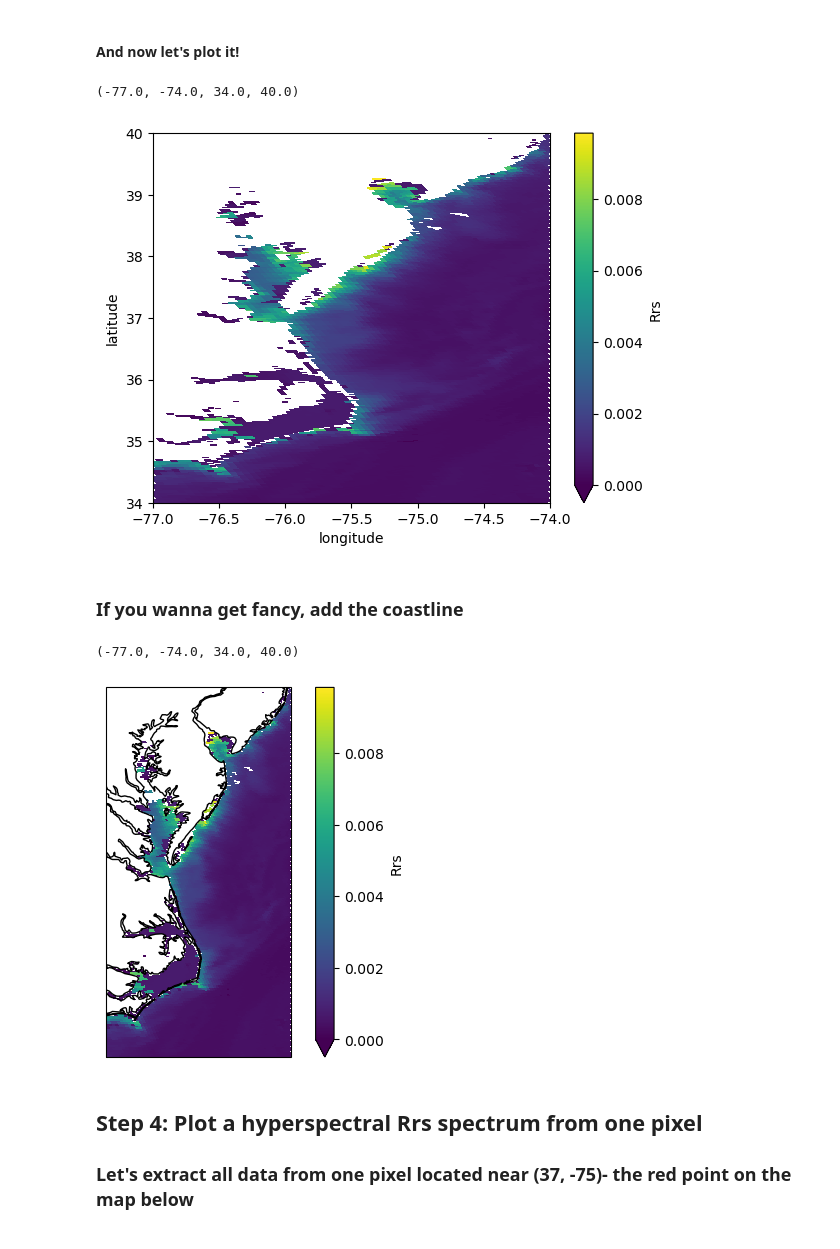
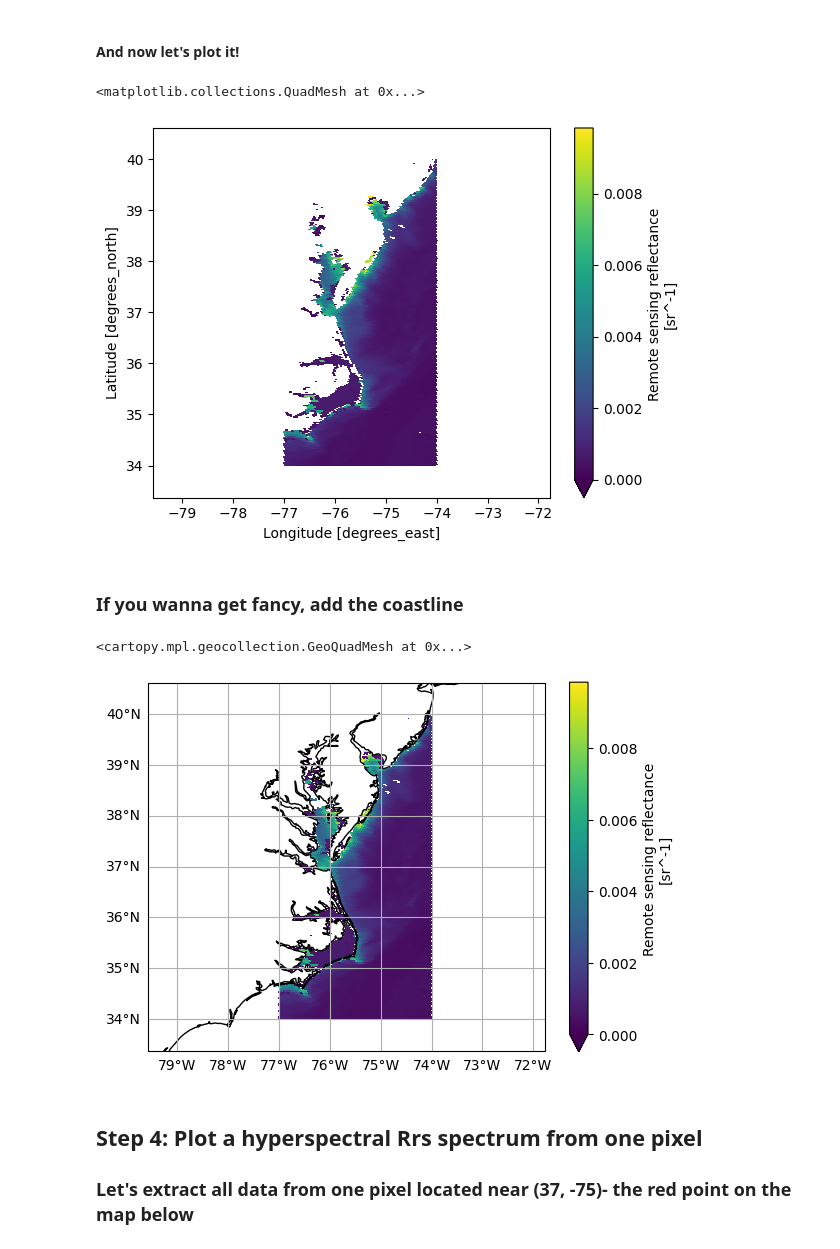
Before and after one commit to aewindle110/OCI_tutorials, a Jupyter notebook: Simulated_OCI_tutorial.ipynb, the cells around one changed output. Saved outputs shown, nothing was run; the diff lists cells and outputs as text; code cells hidden in the pictures.

Commit message:
scattered suggestions

```diff
--- a/Simulated_OCI_tutorial.ipynb
+++ b/Simulated_OCI_tutorial.ipynb
@@ -65,0 +82,3 @@ Attributes:
+# %%
+df_nav = xr.open_dataset(datafile, group='navigation_data')
+df_nav
@@ -66,21 +99,2 @@ Attributes:
 # %% [markdown]
 #### Alternative method: Data can also be read in data using [netCDF4](https://unidata.github.io/netcdf4-python/), a Python interface to the netCDF C library. We've included an example here, but please use the xarray method to read in data for best results in this notebook.
-# %%
-''' Remove quotes at beginning and end of code lines to run
-df = nc.Dataset('/Users/awindled/Documents/Simulated_OCI_data/PACE_OCI_SIM.20220321T165218.L2.OC_AOP.V9.1.nc')
-
-print(df) #with netcdf, we see the groups at the bottom of the dataset readout
-print('')
-
-df_sen = df.groups['sensor_band_parameters']
-print(df_sen)
-print('')
-
-df_geo = df.groups['geophysical_data']
-print(df_geo) #select the geophysical_data group and print all variables
-print('')
-
-df_nav = df.groups['navigation_data']
-print(df_nav) #select the geophysical_data group and print all variables
-print('')
-'''
@@ -129,0 +138,5 @@ Attributes:
+# %%
+rrs_xds = df_nav.rename({"pixel_control_points": "pixels_per_line"})
+rrs_xds = xr.merge((df_geo, rrs_xds))
+rrs_xds = rrs_xds.set_coords(("longitude", "latitude"))
+rrs_xds
@@ -157,0 +191,9 @@ Attributes:
+# %%
+rrs_xds_subset = rrs_xds.where(
+    (rrs_xds["longitude"] >= -77) &
+    (rrs_xds["longitude"] <= -74) &
+    (rrs_xds["latitude"] >= 34) &
+    (rrs_xds["latitude"] <= 40),
+    drop=True,
+)
+rrs_xds_subset
@@ -159,22 +221,24 @@ Attributes:
 #### And now let's plot it!
 # %%
 rrs_xds_subset.Rrs[:,:,100].plot(x='longitude', y='latitude', cmap='viridis', vmin=0)
-plt.axis([-77, -74, 34, 40]) #changes the plotting axes
+#plt.axis([-77, -74, 34, 40]) #changes the plotting axes
 # %% [output]
-(-77.0, -74.0, 34.0, 40.0)
+<matplotlib.collections.QuadMesh at 0x...>
-[figure, old version]
+[figure, new version]
 # %% [markdown]
 ### If you wanna get fancy, add the coastline
 # %%
 import cartopy.crs as ccrs
+
+fig = plt.figure()
 ax = plt.axes(projection=ccrs.PlateCarree())
 ax.coastlines()
+ax.gridlines(draw_labels={"left": "y", "bottom": "x"})
 
 rrs_xds_subset.Rrs[:,:,100].plot(x='longitude', y='latitude', cmap='viridis', vmin=0)
-plt.axis([-77, -74, 34, 40]) #changes the plotting axes
 # %% [output]
-(-77.0, -74.0, 34.0, 40.0)
+<cartopy.mpl.geocollection.GeoQuadMesh at 0x...>
-[figure, old version]
+[figure, new version]
 # %% [markdown]
 ## Step 4: Plot a hyperspectral Rrs spectrum from one pixel
 
```
Also changed, not shown: parts of 39 cells of this notebook.
